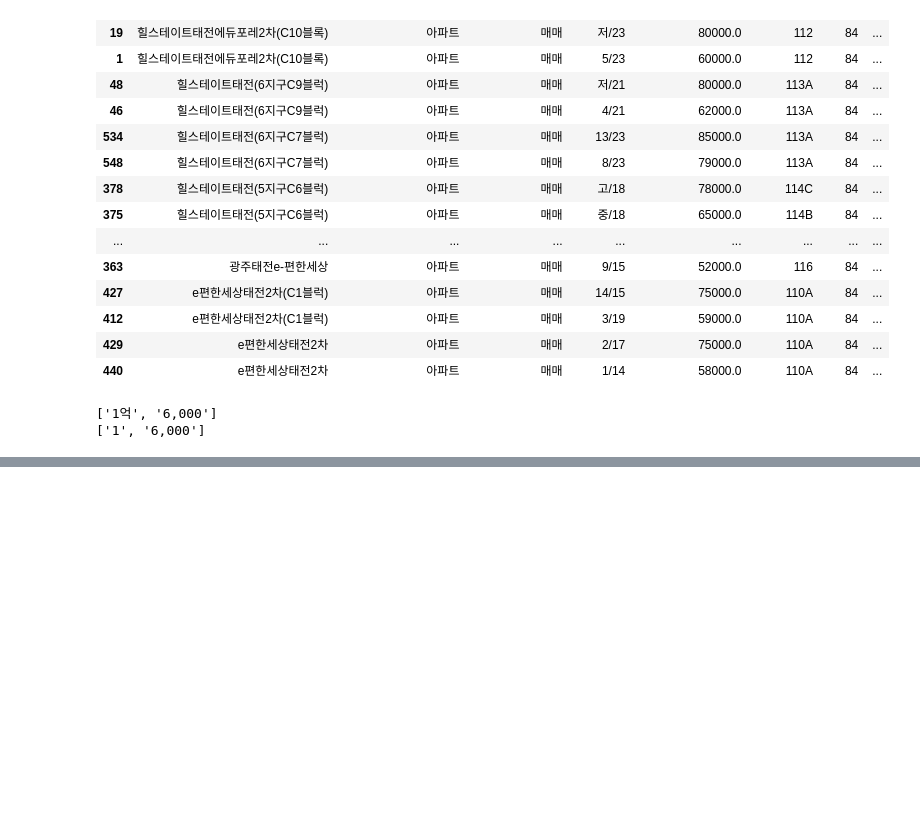
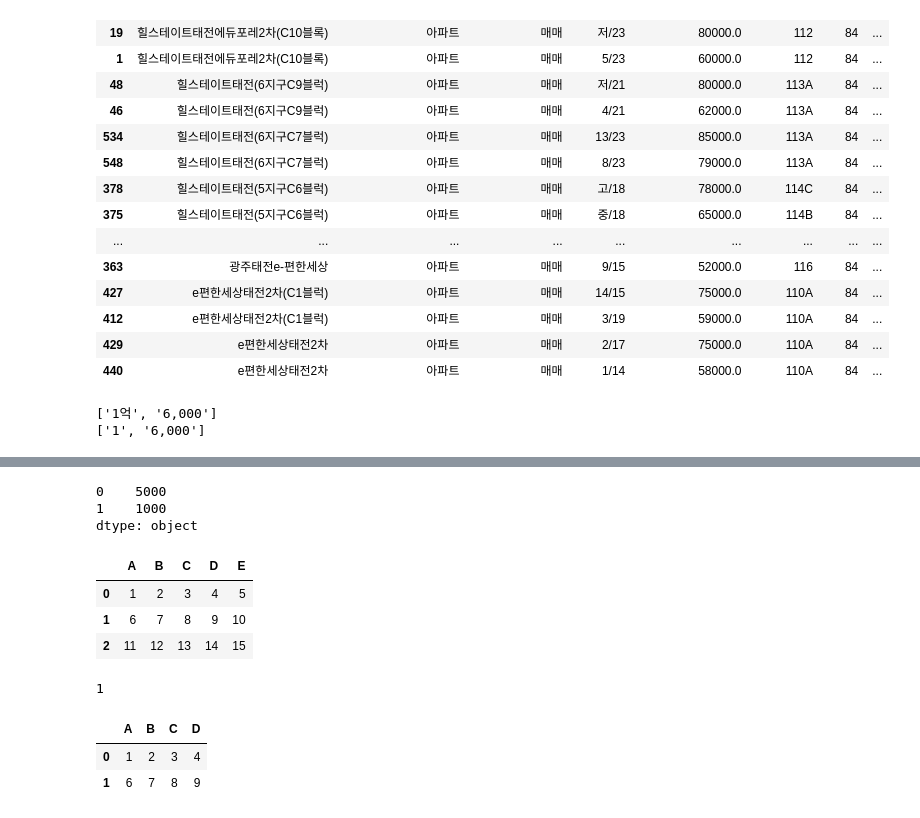
Before and after one commit to dasoll/posting, a Jupyter notebook: source/[python데이터분석] pandas DataFrame 기초.ipynb, the cells around one changed output, grey strips where cells are left out. Saved outputs shown, nothing was run; the diff lists cells and outputs as text; code cells hidden in the pictures; blank space fills up the shorter version.

```diff
--- a/source/[python데이터분석] pandas DataFrame 기초.ipynb
+++ b/source/[python데이터분석] pandas DataFrame 기초.ipynb
@@ -236,0 +226,32 @@ dtype: object
+# %%
+import pandas as pd
+
+tmp = pd.Series(['5,000', '1,000'])
+tmp = tmp.str.replace(',', '')
+
+print(tmp)
+# %% [output]
+0    5000
+1    1000
+dtype: object
+# %%
+import pandas as pd
+
+tmp_dict = {'A' : [1,6,11], 'B' : [2,7,12], 'C' : [3,8,13], 'D' : [4,9,14], 'E' : [5,10,15]}
+
+df = pd.DataFrame(tmp_dict)
+
+display(df)
+
+display(df.loc[0, 'A'])
+
+display(df.loc[0:1, 'A':'D'])
+# %% [output]
+|  | A | B | C | D | E |
+| 0 | 1 | 2 | 3 | 4 | 5 |
+| 1 | 6 | 7 | 8 | 9 | 10 |
+| 2 | 11 | 12 | 13 | 14 | 15 |
+1
+|  | A | B | C | D |
+| 0 | 1 | 2 | 3 | 4 |
+| 1 | 6 | 7 | 8 | 9 |
```
Also changed, not shown: parts of 11 cells of this notebook, 13 other files.
